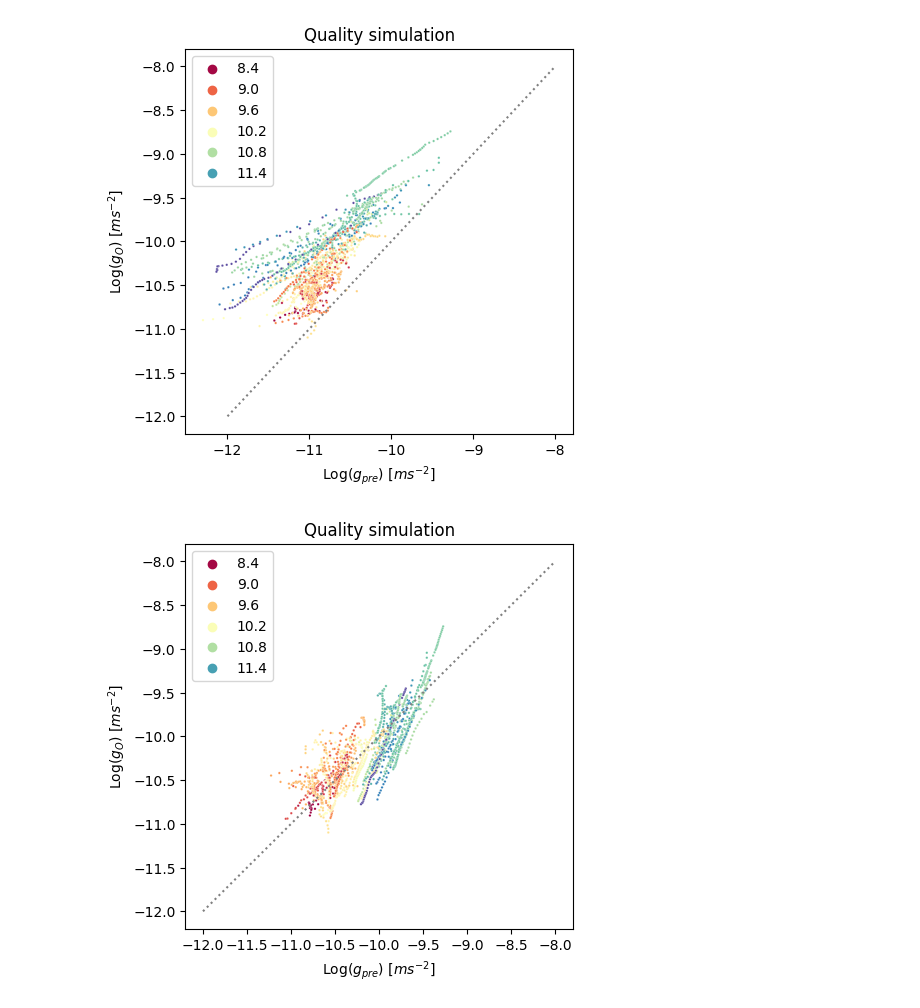
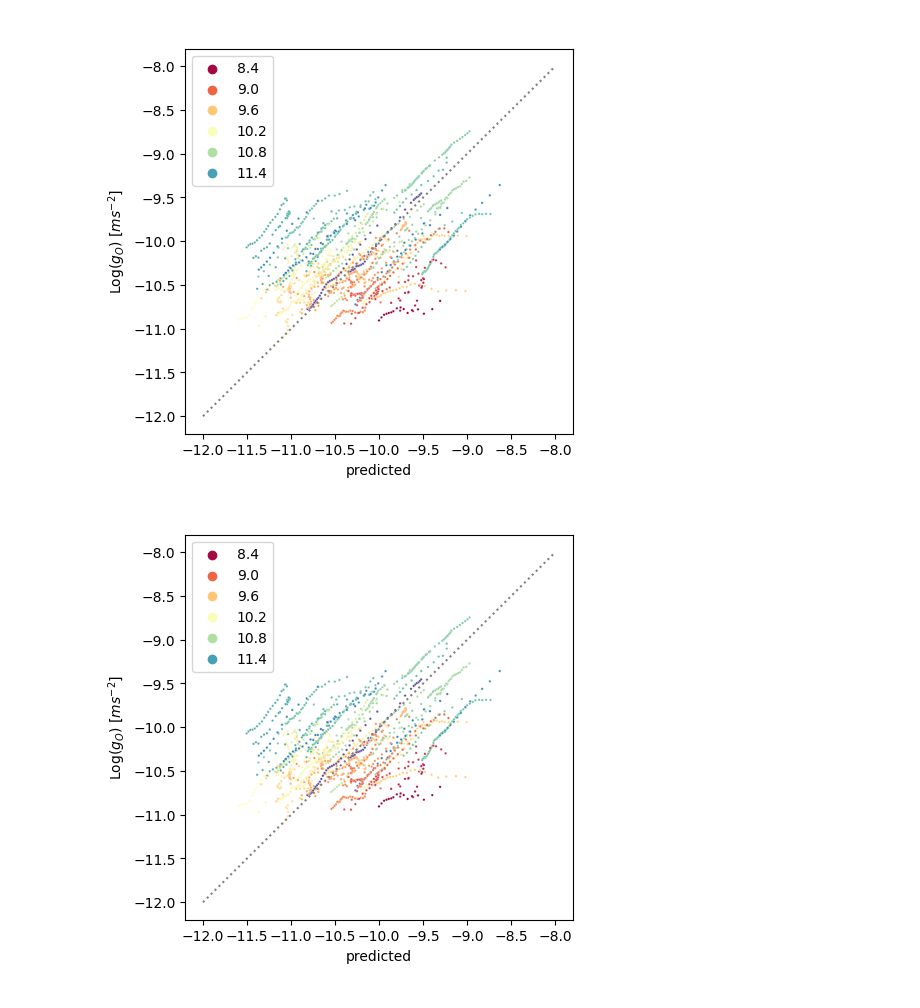
Before and after one commit to timjdavey/galactus, a Jupyter notebook: notebooks/Review flats.ipynb, the cells around one changed output. Drawn from its saved outputs; the diff is of its cells as text; code cells hidden in the pictures.

```diff
--- a/notebooks/Review flats.ipynb
+++ b/notebooks/Review flats.ipynb
@@ -5,2 +8,3 @@ from models.sparc.result import Result
 # %%
 FILTER = 'Quality simulation'
+xlabel = "predicted"
@@ -7,7 +22,7 @@ FILTER = 'Quality simulation'
 # %%
-for k in ('tao','energy','ratio'):
-    r = Result(load_sparc(namespace='%s/51_1' % k))
-    r.plot_rar(kind=0, query_key=FILTER,)
+r = Result(load_sparc(namespace='ratio/51_1'))
+r.dataframe['Sgbar'] /= 5000000
+r.plot_rar(kind=0, title=' ', query_key=FILTER, label=xlabel)
 # %% [output]
-[figure, old version]
+[figure, new version]
-[figure, old version]
+[figure, new version]
```
Also changed, not shown: parts of 7 cells of this notebook, 11 other files.
